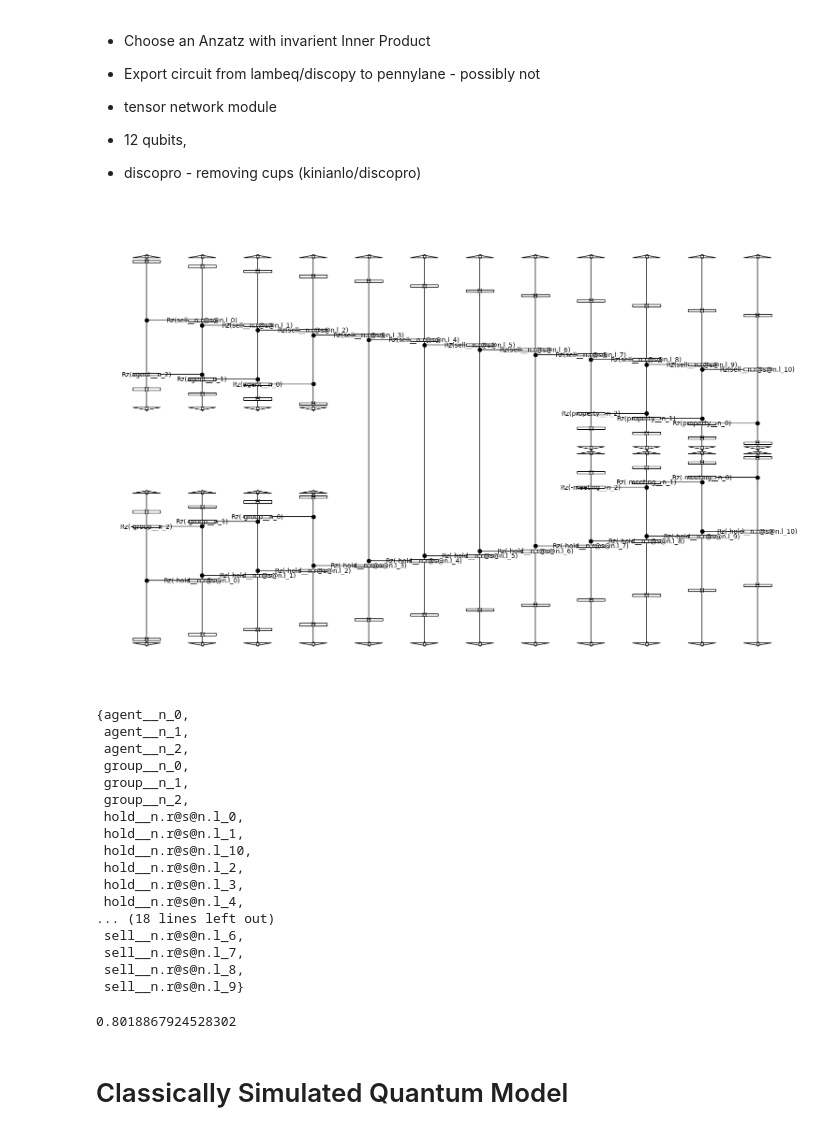
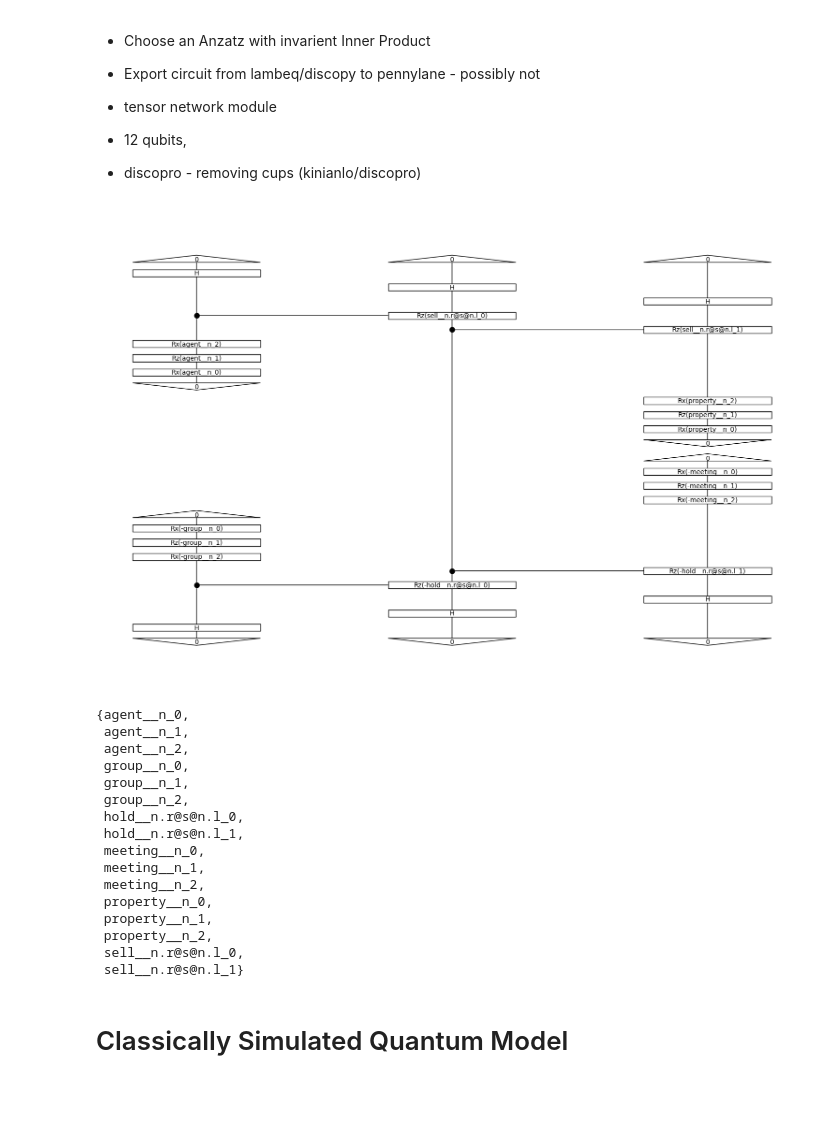
Before and after one commit to henry-dev-atkins/QNLP_MasterWork, a Jupyter notebook: IanMeeting.ipynb, the cells around one changed output. Drawn from its saved outputs; the diff is of its cells as text; code cells hidden in the pictures; blank space fills up the shorter version.

```diff
--- a/IanMeeting.ipynb
+++ b/IanMeeting.ipynb
@@ -37,8 +37,8 @@ grouped_data = df.groupby(['subject1', 'verb1', 'object1', 'subject2', 'verb2',
 grouped_data.columns = [' '.join(col).strip() for col in grouped_data.columns.values]
 
 # rename the mean and std columns to 'score' and 'range' respectively
-data.rename(columns={'score mean': 'score', 'score std': 'range'}, inplace=True)
-data['score'] = grouped_data['score']/grouped_data['score'].max()
+grouped_data.rename(columns={'score mean': 'score', 'score std': 'range'}, inplace=True)
+grouped_data['score'] = grouped_data['score']/grouped_data['score'].max()
 
 unique_word_list = []
 for ind, row in grouped_data.iterrows():
@@ -318,7 +324,7 @@ def make_diagrams(data,row1, row2=None, drawing=False):
         diagram1.draw(figsize=(14,3), fontsize=12)
     return diagram1, diagram2
 
-def make_circuit_from_diagrams(diagram1, diagram2, vector, drawing=False, qubits_noun=4, qubits_subject=4, upload_count=1):
+def make_circuit_from_diagrams(diagram1, diagram2, vector, drawing=False, qubits_noun=1, qubits_subject=1, upload_count=1):
     N = AtomicType.NOUN
     S = AtomicType.SENTENCE
 
@@ -326,36 +332,36 @@ def make_circuit_from_diagrams(diagram1, diagram2, vector, drawing=False, qubits
     ansatz = IQPAnsatz({N: qubits_noun, S: qubits_subject}, n_layers=upload_count)
 
     discopy_circuit1 = ansatz(diagram1)
     discopy_circuit2 = ansatz(diagram2)
     discopy_circuit2 = discopy_circuit2.dagger()
 
     discopy_circuit = discopy_circuit1 >> discopy_circuit2
 
     #Remove if neccessary...Encode vector into rotation gates
     #num_params = len(vector)
     #for i in range(num_params):
     #    qml.CNOT(wires=[i, i+1])
     #    qml.RX(vector[i][0], wires=i)
 
     if drawing:
         discopy_circuit.draw(figsize=(15, 10))
 
     pennylane_circuit = discopy_circuit.to_pennylane()
 
     return pennylane_circuit, discopy_circuit
 
 def make_circuit_from_data(data, row_number):
     diagram1, diagram2 = make_diagrams(data, row_number)
     vector = [(0.1, 0.2, 0.3), (0.4, 0.5, 0.6), (0.7, 0.8, 0.9), (1.0, 1.1, 1.2)]  # Example vector
     qml_circuit, discopy_circuit = make_circuit_from_diagrams(diagram1, diagram2, vector, False)
     return qml_circuit, discopy_circuit
 
 
 make_circuit_from_data(grouped_data, 1)[1].draw(figsize=(15, 10))
 # %% [output]
-[figure, old version]
+[figure, new version]
 # %%
-make_circuit_from_data(test, 0)[1].free_symbols
+make_circuit_from_data(grouped_data, 1)[1].free_symbols
 # %% [output]
 {agent__n_0,
  agent__n_1,
@@ -365,34 +371,14 @@ make_circuit_from_data(test, 0)[1].free_symbols
  group__n_2,
  hold__n.r@s@n.l_0,
  hold__n.r@s@n.l_1,
- hold__n.r@s@n.l_10,
- hold__n.r@s@n.l_2,
- hold__n.r@s@n.l_3,
- hold__n.r@s@n.l_4,
-... (18 lines left out)
- sell__n.r@s@n.l_6,
- sell__n.r@s@n.l_7,
- sell__n.r@s@n.l_8,
- sell__n.r@s@n.l_9}
+ meeting__n_0,
+ meeting__n_1,
+ meeting__n_2,
+ property__n_0,
+ property__n_1,
+ property__n_2,
+ sell__n.r@s@n.l_0,
+ sell__n.r@s@n.l_1}
-# %%
-# Overlap of training and Test data
-training_words = []
-for circuit in train_data:
-    for parameter in circuit.free_symbols:
-        training_words.append(parameter.name.split("_")[0])
-training_words = np.array(training_words)
-
-validate_words = []
-for circuit in val_data:
-    for parameter in circuit.free_symbols:
-        validate_words.append(parameter.name.split("_")[0])
-validate_words = np.array(validate_words)
-
-validate_words= set(np.unique(validate_words))
-training_words = set(np.unique(training_words))
-len(validate_words.intersection(training_words))/len(validate_words)
-# %% [output]
-0.8018867924528302
 # %% [markdown]
 # Classically Simulated Quantum Model
 # %% [markdown]
```
Also changed, not shown: parts of 21 cells of this notebook, 3 other files.
